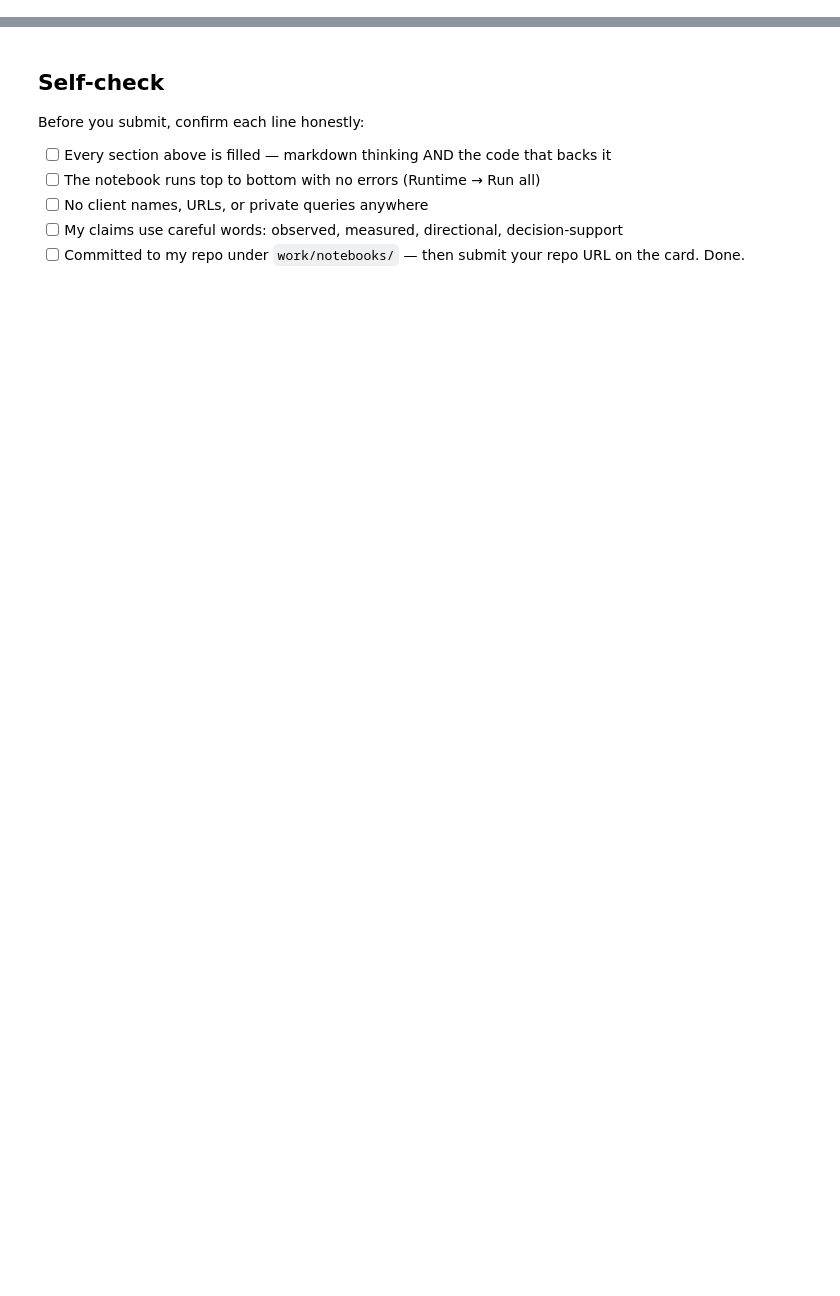
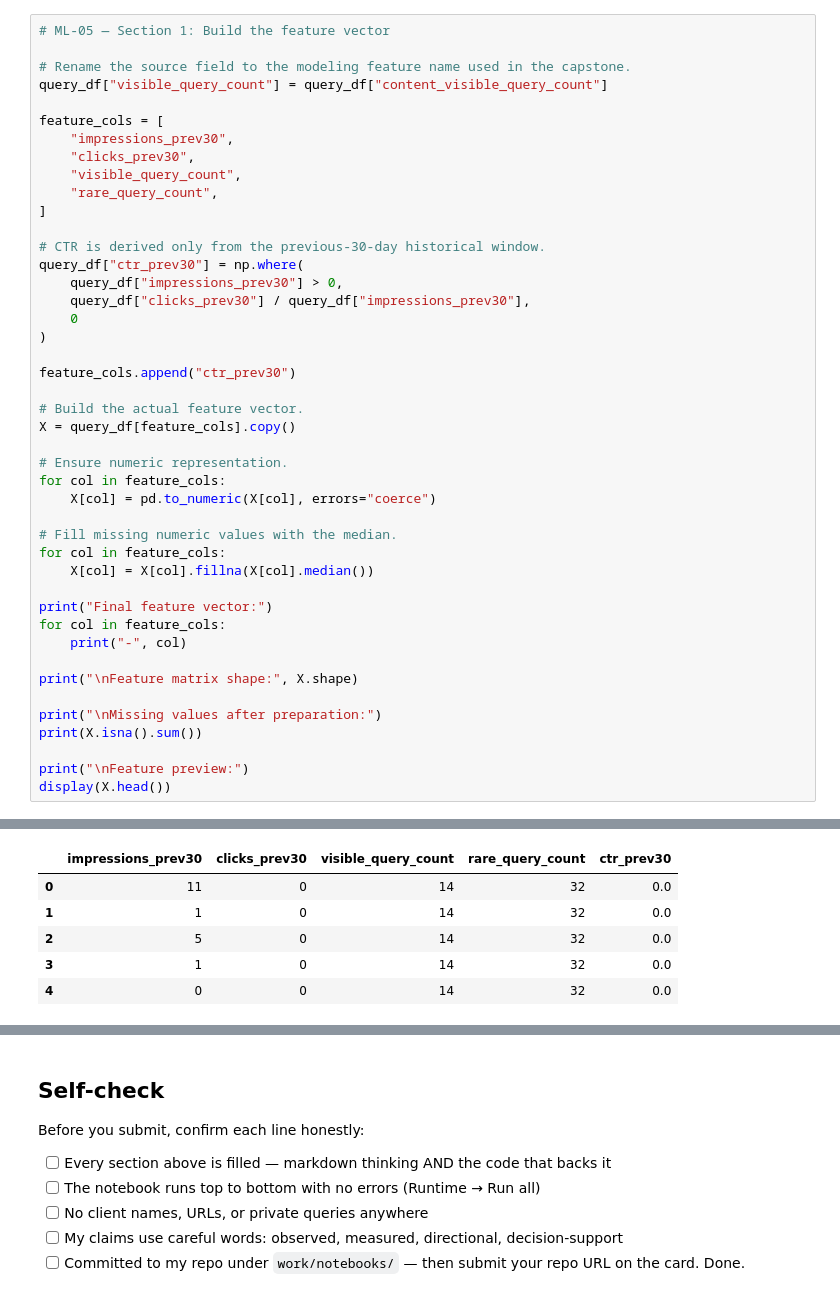
Before and after one commit to MohammadAqaNoori/flyrank-ml-internship, a Jupyter notebook: work/notebooks/w03_feature_leakage_check.ipynb, the cells around one changed output, grey strips where cells are left out. Drawn from its saved outputs; the diff is of its cells as text; blank space fills up the shorter version.

```diff
--- a/work/notebooks/w03_feature_leakage_check.ipynb
+++ b/work/notebooks/w03_feature_leakage_check.ipynb
@@ -36,0 +74,45 @@ This skeleton is yours to fill. Work the sections **in order** — each one has
+# %%
+# ML-05 — Section 1: Build the feature vector
+
+# Rename the source field to the modeling feature name used in the capstone.
+query_df["visible_query_count"] = query_df["content_visible_query_count"]
+
+feature_cols = [
+    "impressions_prev30",
+    "clicks_prev30",
+    "visible_query_count",
+    "rare_query_count",
+]
+
+# CTR is derived only from the previous-30-day historical window.
+query_df["ctr_prev30"] = np.where(
+    query_df["impressions_prev30"] > 0,
+    query_df["clicks_prev30"] / query_df["impressions_prev30"],
+    0
+)
+
+feature_cols.append("ctr_prev30")
+
+# Build the actual feature vector.
+X = query_df[feature_cols].copy()
+
+# Ensure numeric representation.
+for col in feature_cols:
+    X[col] = pd.to_numeric(X[col], errors="coerce")
+
+# Fill missing numeric values with the median.
+for col in feature_cols:
+    X[col] = X[col].fillna(X[col].median())
+
+print("Final feature vector:")
+for col in feature_cols:
+    print("-", col)
+
+print("\nFeature matrix shape:", X.shape)
+
+print("\nMissing values after preparation:")
+print(X.isna().sum())
+
+print("\nFeature preview:")
+display(X.head())
+# %% [output]
@@ -36,0 +137,6 @@ This skeleton is yours to fill. Work the sections **in order** — each one has
+|  | impressions_prev30 | clicks_prev30 | visible_query_count | rare_query_count | ctr_prev30 |
+| 0 | 11 | 0 | 14 | 32 | 0.0 |
+| 1 | 1 | 0 | 14 | 32 | 0.0 |
+| 2 | 5 | 0 | 14 | 32 | 0.0 |
+| 3 | 1 | 0 | 14 | 32 | 0.0 |
+| 4 | 0 | 0 | 14 | 32 | 0.0 |
```
Also changed, not shown: parts of 19 cells of this notebook.
